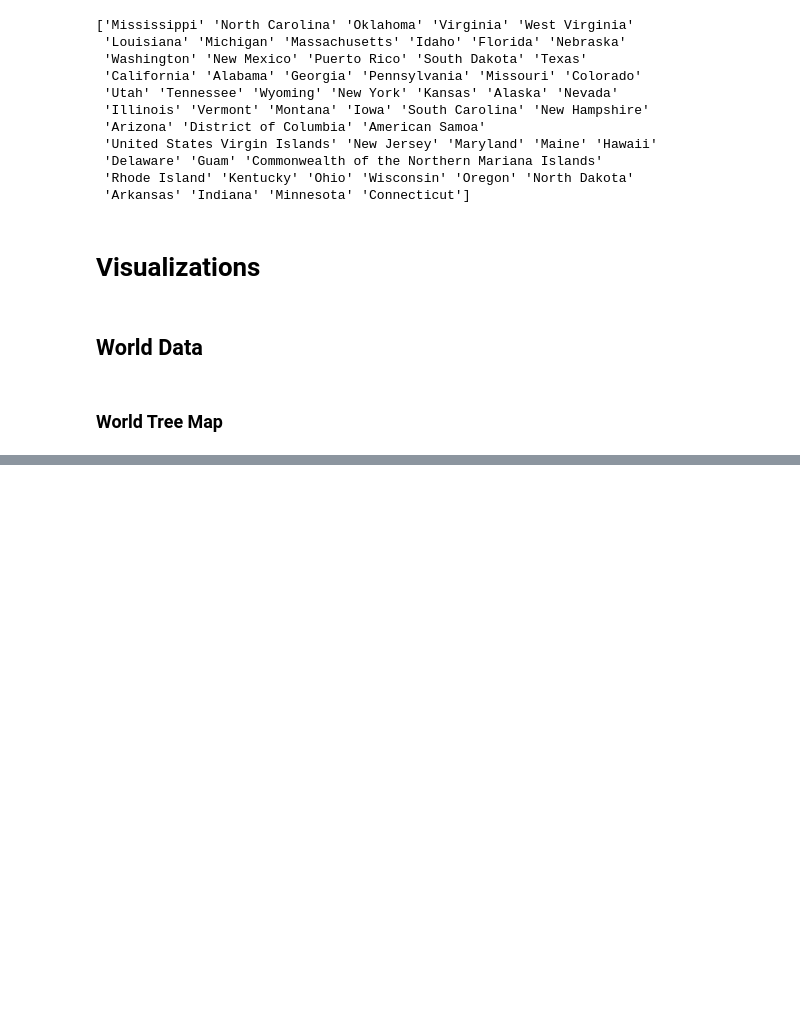
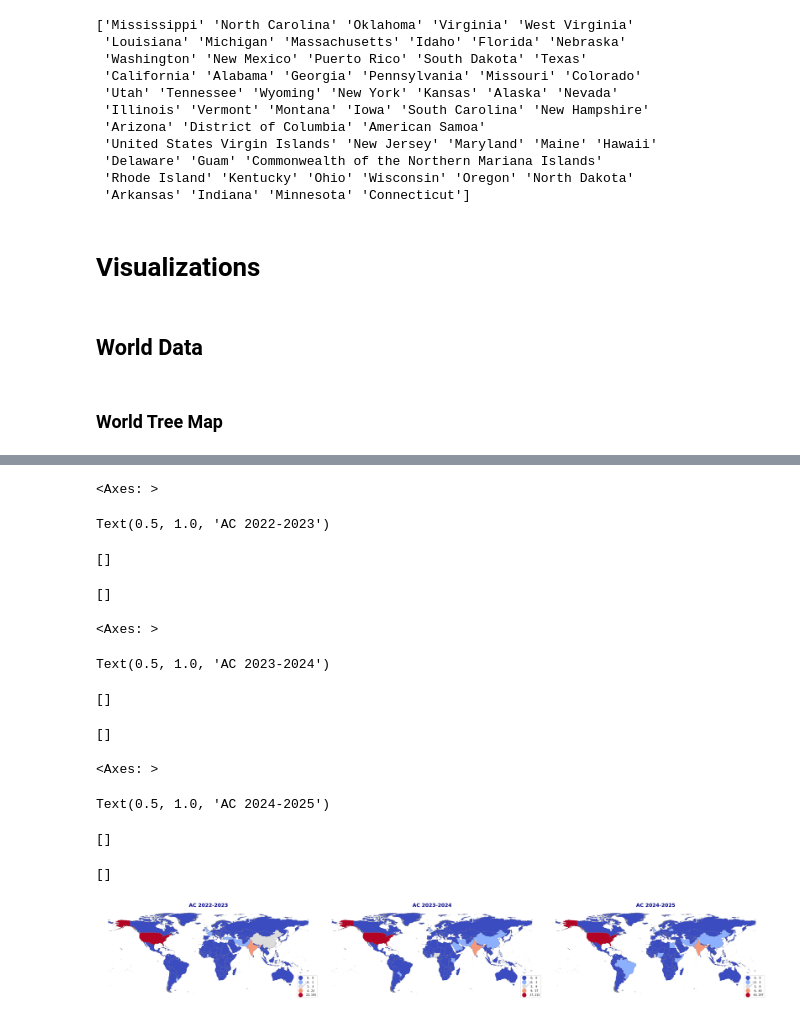
Before and after one commit to ewattudo/gis, a Jupyter notebook: PS2.ipynb, the cells around one changed output, grey strips where cells are left out. Saved outputs shown, nothing was run; the diff lists cells and outputs as text; code cells hidden in the pictures; blank space fills up the shorter version.

```diff
--- a/PS2.ipynb
+++ b/PS2.ipynb
@@ -210,0 +223,58 @@ Not enough unique values in array to form 17 classes. Setting k to 10.
+# %%
+# Create 3 side-by-side subplots
+fig, axs = plt.subplots(1, 3, figsize=(30, 10), sharey=True, tight_layout=True)
+
+# Plot for 2022-2023
+WORLDACMAP.plot(ax=axs[0], column='2022-2023', legend=True, cmap='coolwarm', scheme='natural_breaks', k=5,
+                edgecolor='grey', linewidth=0.2,
+                legend_kwds={"fmt": "{:,.0f}", 'loc': 'lower right', 'title_fontsize': 'medium',
+                             'fontsize': 'small', 'markerscale': 1.4})
+axs[0].set_title("AC 2022-2023", fontsize=16, fontweight='bold', color='darkblue')
+axs[0].set_xticks([])  # Remove x-axis ticks
+axs[0].set_yticks([])  # Remove y-axis ticks
+axs[0].spines['top'].set_visible(False)
+axs[0].spines['right'].set_visible(False)
+axs[0].spines['left'].set_visible(False)
+axs[0].spines['bottom'].set_visible(False)
+
+# Plot for 2023-2024
+WORLDACMAP.plot(ax=axs[1], column='2023-2024', legend=True, cmap='coolwarm', scheme='natural_breaks', k=5,
+                edgecolor='grey', linewidth=0.2,
+                legend_kwds={"fmt": "{:,.0f}", 'loc': 'lower right', 'title_fontsize': 'medium',
+                             'fontsize': 'small', 'markerscale': 1.4})
+axs[1].set_title("AC 2023-2024", fontsize=16, fontweight='bold', color='darkblue')
+axs[1].set_xticks([])  # Remove x-axis ticks
+axs[1].set_yticks([])  # Remove y-axis ticks
+axs[1].spines['top'].set_visible(False)
+axs[1].spines['right'].set_visible(False)
+axs[1].spines['left'].set_visible(False)
+axs[1].spines['bottom'].set_visible(False)
+
+# Plot for 2024-2025
+WORLDACMAP.plot(ax=axs[2], column='2024-2025', legend=True, cmap='coolwarm', scheme='natural_breaks', k=5,
+                edgecolor='grey', linewidth=0.2,
+                legend_kwds={"fmt": "{:,.0f}", 'loc': 'lower right', 'title_fontsize': 'medium',
+                             'fontsize': 'small', 'markerscale': 1.4})
+axs[2].set_title("AC 2024-2025", fontsize=16, fontweight='bold', color='darkblue')
+axs[2].set_xticks([])  # Remove x-axis ticks
+axs[2].set_yticks([])  # Remove y-axis ticks
+axs[2].spines['top'].set_visible(False)
+axs[2].spines['right'].set_visible(False)
+axs[2].spines['left'].set_visible(False)
+axs[2].spines['bottom'].set_visible(False)
+
+plt.show()
+# %% [output]
+<Axes: >
+Text(0.5, 1.0, 'AC 2022-2023')
+[]
+[]
+<Axes: >
+Text(0.5, 1.0, 'AC 2023-2024')
+[]
+[]
+<Axes: >
+Text(0.5, 1.0, 'AC 2024-2025')
+[]
+[]
+[figure, added]
```
Also changed, not shown: parts of 1 cell of this notebook.
